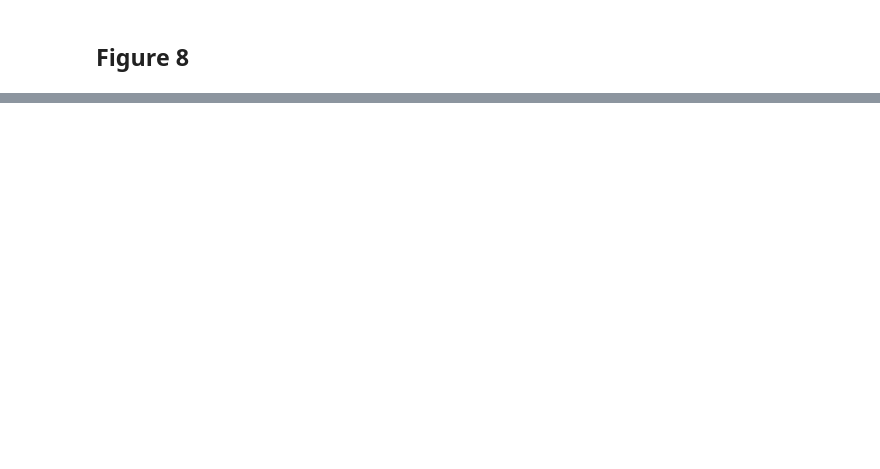
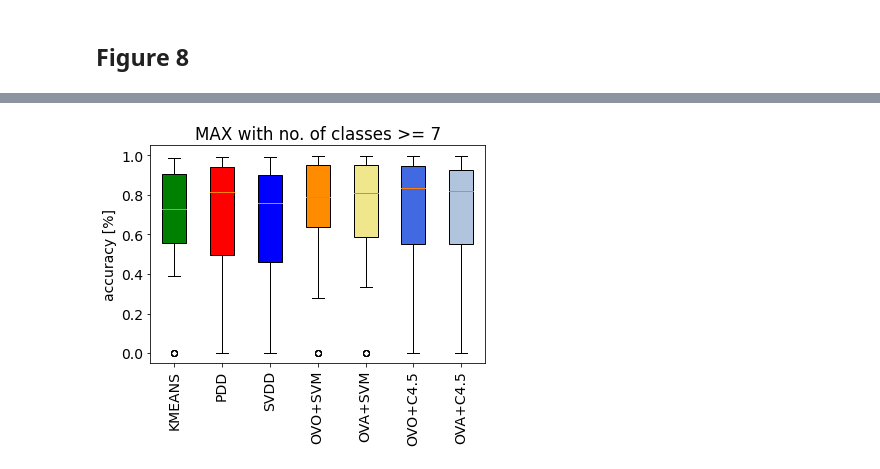
Before and after one commit to las33/MCSProject, a Jupyter notebook: Charts.ipynb, the cells around one changed output, grey strips where cells are left out. Drawn from its saved outputs; the diff is of its cells as text; code cells hidden in the pictures; blank space fills up the shorter version.

```diff
--- a/Charts.ipynb
+++ b/Charts.ipynb
@@ -130,0 +249,46 @@ knn_win_tie_loss_plot(df_k3, 'DESthr vs 3m-NN')
+# %%
+def get_by_agg(results, agg_name, formatted):
+    names = [technique for technique in formatted.values() if agg_name in technique]
+
+    filtered = {}
+    for key in results.keys():
+        if key in names:
+            filtered[key] = results[key]
+    return filtered
+# %%
+classifiers_results = get_classifiers_results(datasets_gte_7)
+classifiers_results2 = get_classifiers_results(datasets_lt_7)
+# %%
+classifiers_results_occ = get_classifiers_results_occ(datasets_gte_7)
+classifiers_results_occ2 = get_classifiers_results_occ(datasets_lt_7)
+# %%
+matplotlib.rcParams.update({'font.size': 14})
+def boxplot_experiment3(results, results_occ, agg_label, title):
+    global techniques_formatted
+    global occ_techniques_formatted
+
+    max_ = get_by_agg(results, agg_label, techniques_formatted)
+    max2_ = get_by_agg(results_occ, agg_label, occ_techniques_formatted)
+    merged = {**max_, **max2_}
+
+    data = merged.values()
+    labels = list(map(lambda x: x.replace('{}('.format(agg_label), '').replace(')', ''), merged.keys()))
+
+    fig, ax = plt.subplots()
+    ax.set_title(title)
+    bplot = ax.boxplot(merged.values(), patch_artist=True)
+    ax.set_xticklabels(labels, rotation = 90)
+    ax.set_ylabel('accuracy [%]')
+    ax.set_ylim((-0.05, 1.05))
+
+    # fill with colors
+    colors = ['green', 'red', 'blue', 'darkorange', 'khaki', 'royalblue', 'lightsteelblue']
+    for patch, color in zip(bplot['boxes'], colors):
+        patch.set_facecolor(color)
+
+    plt.savefig('{}/{}/{}.png'.format(results_folder, experiment_3, title.replace('>=', 'gte').replace('<', 'lt').replace('.', '')), format='png', dpi=1000, bbox_inches='tight')
+    plt.show()
+# %%
+boxplot_experiment3(classifiers_results, classifiers_results_occ, 'MAX', 'MAX with no. of classes >= 7')
+# %% [output]
+[figure, added]
```
Also changed, not shown: parts of 15 cells of this notebook, 12 other files.
